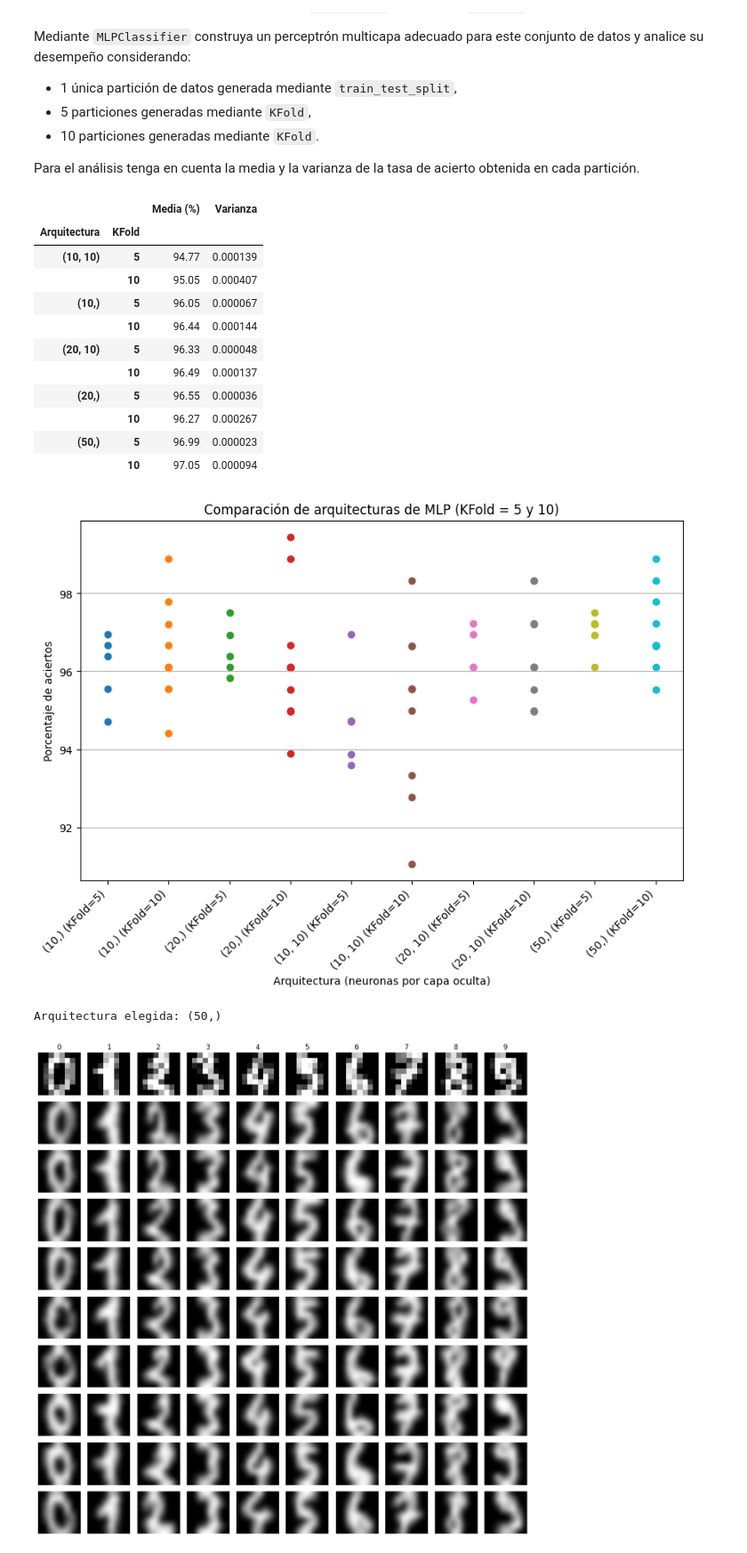
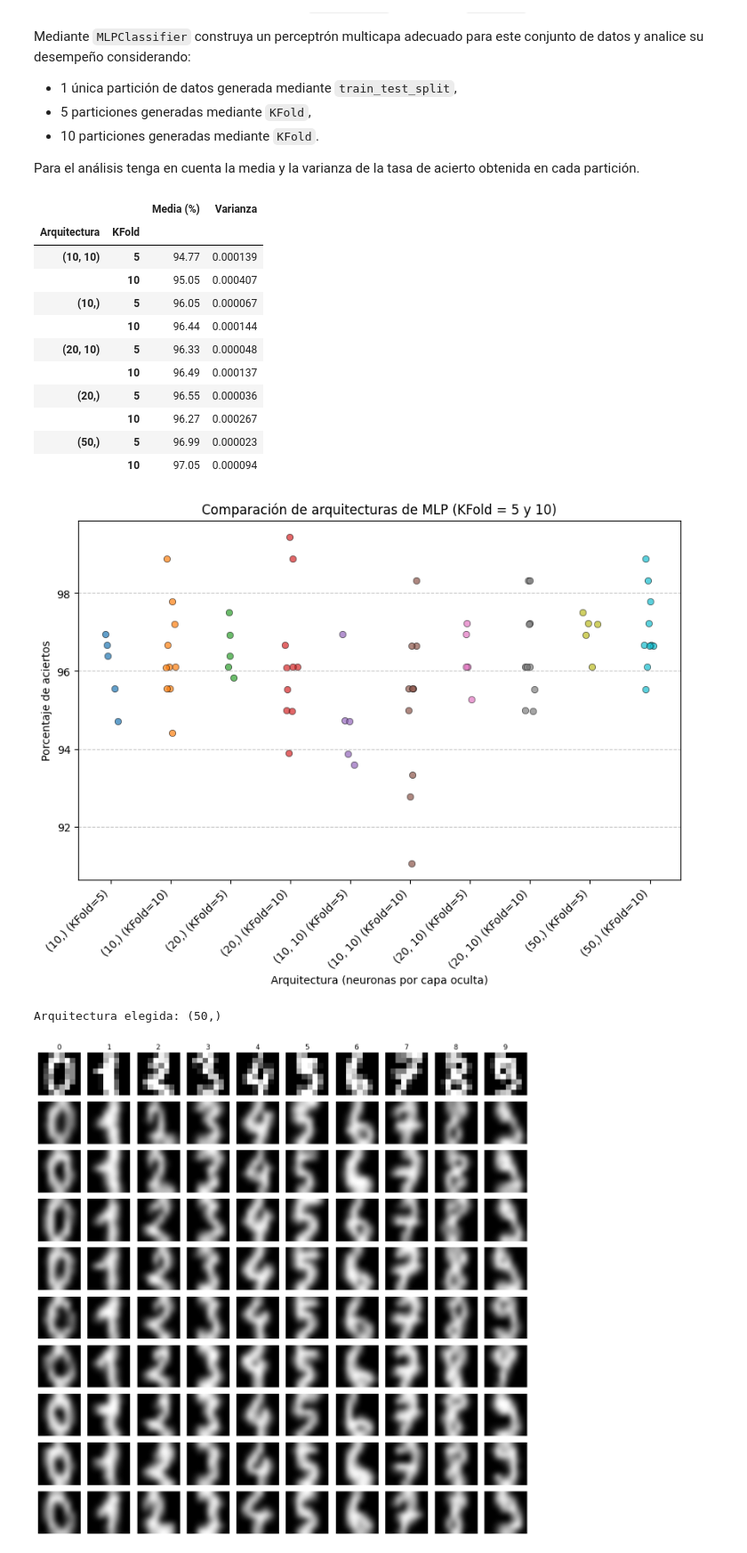
Before and after one commit to FICHCuatrimestral/InteligenciaComputacional, a Jupyter notebook: Practicas/TP3/TP3.ipynb, the cells around one changed output. Shown at 89% size. Cells and saved outputs as stored; diff of their text form; code cells hidden in the pictures.

```diff
--- a/Practicas/TP3/TP3.ipynb
+++ b/Practicas/TP3/TP3.ipynb
@@ -93,6 +93,28 @@ def graficar(nombres, resultados, titulo='Aciertos por modelo en KFold', xlabel=
     plt.grid(axis='y')
 
     plt.show()
+
+def graficar_k10(nombres, resultados, titulo='Aciertos por modelo en KFold', xlabel='Modelos', rotation=0):
+    plt.figure(figsize=(10, 6))
+
+    for i in range(len(nombres)):
+        aciertos = np.array(resultados[i]) * 100
+
+        # Generamos un pequeño desvío horizontal aleatorio para separar los puntos
+        jitter = np.random.normal(0, 0.06, size=len(aciertos))
+        x = np.full(len(aciertos), i) + jitter
+
+        # Agregamos alpha=0.7 para darle transparencia a los puntos
+        plt.scatter(x, aciertos, alpha=0.7, edgecolors='black', linewidth=0.5)
+
+    plt.xticks(range(len(nombres)), nombres, rotation=rotation, ha='right' if rotation else 'center')
+    plt.xlabel(xlabel)
+    plt.ylabel('Porcentaje de aciertos')
+
+    plt.title(titulo)
+    plt.grid(axis='y', linestyle='--', alpha=0.7)
+
+    plt.show()
 # %% [markdown]
 ## Ejercicio 1
 
@@ -139,35 +161,35 @@ for arq in arquitecturas:
             'Media (%)': aciertos.mean(),
             'Varianza': np.var(resultados),
         })
 
 tabla_arquitecturas = (
     pd.DataFrame(filas_arq)
     .sort_values(['Arquitectura', 'KFold'])
     .set_index(['Arquitectura', 'KFold'])
     .style.format({'Media (%)': '{:.2f}', 'Varianza': '{:.6f}'})
 )
 display(tabla_arquitecturas)
 
-graficar(etiquetas_arq, datos_arq, titulo='Comparación de arquitecturas de MLP (KFold = 5 y 10)', xlabel='Arquitectura (neuronas por capa oculta)', rotation=45)
+graficar_k10(etiquetas_arq, datos_arq, titulo='Comparación de arquitecturas de MLP (KFold = 5 y 10)', xlabel='Arquitectura (neuronas por capa oculta)', rotation=45)
 
 medias_por_arq = {arq: np.mean(resultados) for arq, resultados in resultados_por_arq.items()}
 mejor_arquitectura = max(medias_por_arq, key=medias_por_arq.get)
 
 print(f'Arquitectura elegida: {mejor_arquitectura}')
 # %% [output]
 |  |  | Media (%) | Varianza |
 | Arquitectura | KFold |  |  |
 | (10, 10) | 5 | 94.77 | 0.000139 |
 |  | 10 | 95.05 | 0.000407 |
 | (10,) | 5 | 96.05 | 0.000067 |
 |  | 10 | 96.44 | 0.000144 |
 | (20, 10) | 5 | 96.33 | 0.000048 |
 |  | 10 | 96.49 | 0.000137 |
 | (20,) | 5 | 96.55 | 0.000036 |
 |  | 10 | 96.27 | 0.000267 |
 | (50,) | 5 | 96.99 | 0.000023 |
 |  | 10 | 97.05 | 0.000094 |
-[figure, old version]
+[figure, new version]
 Arquitectura elegida: (50,)
 # %%
 n_ejemplos = 10
```
Also changed, not shown: parts of 2 cells of this notebook, 12 other files.
